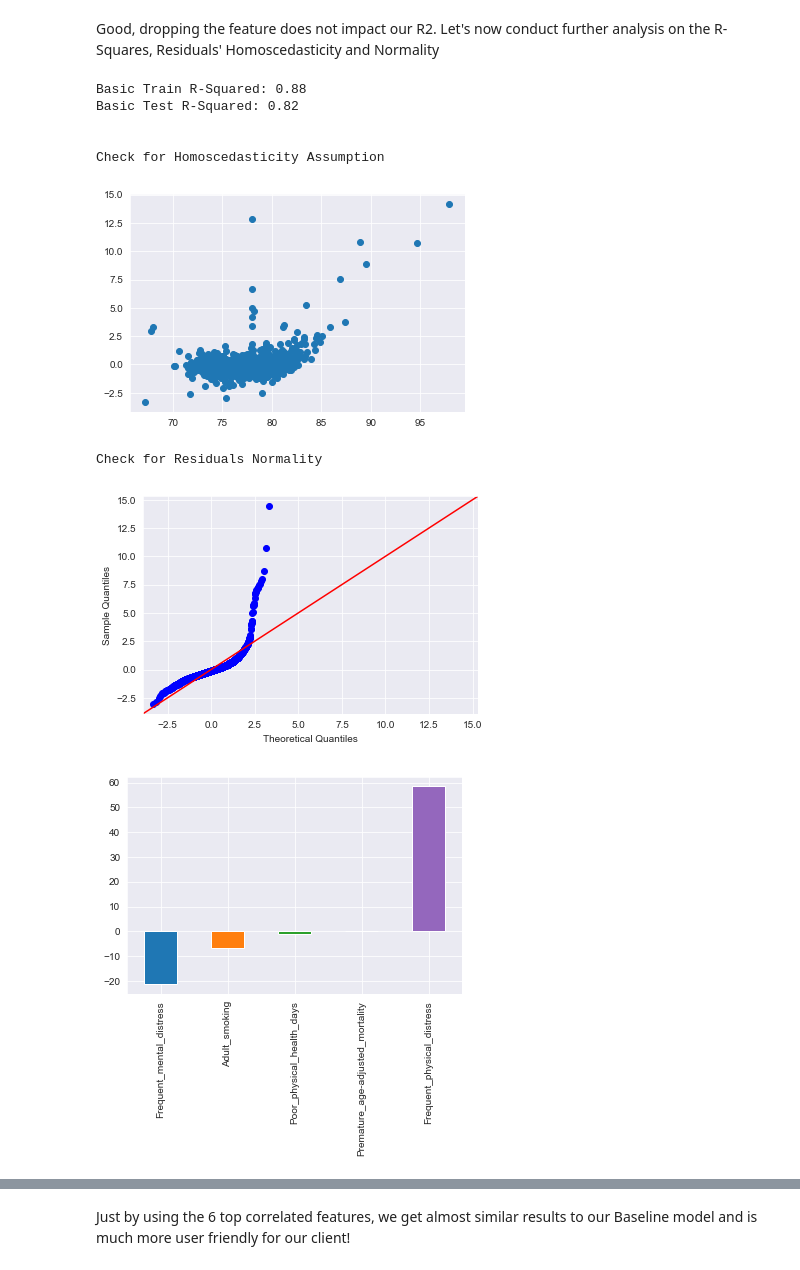
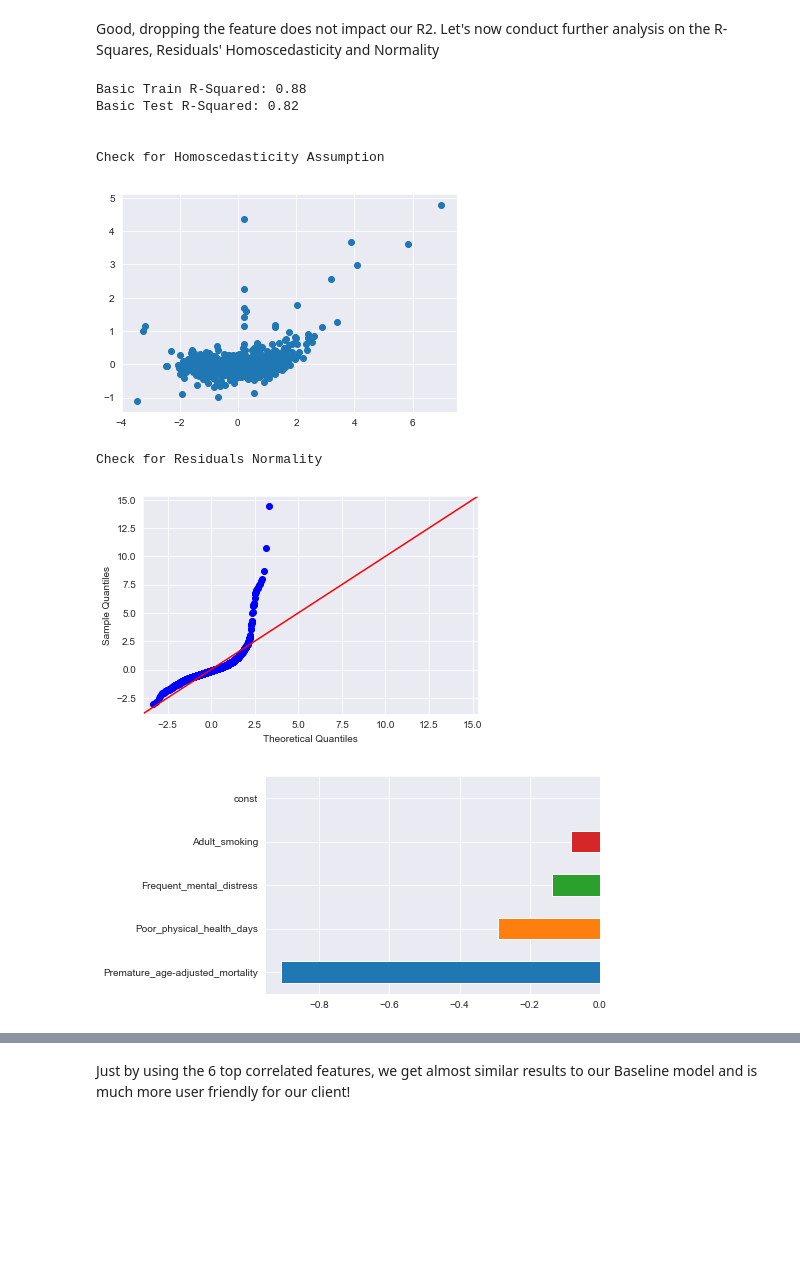
Before and after one commit to sarazylfo/Regression_Insurance_Analysis, a Jupyter notebook: index - Regression Modelling, Model Evaluation & Conclusion.ipynb, the cells around one changed output, grey strips where cells are left out. Drawn from its saved outputs; the diff is of its cells as text; code cells hidden in the pictures; blank space fills up the shorter version.

```diff
--- a/index - Regression Modelling, Model Evaluation & Conclusion.ipynb
+++ b/index - Regression Modelling, Model Evaluation & Conclusion.ipynb
@@ -59,8 +49,23 @@ y_scaled = Scaled_data_df['Life_expectancy'].values
 # %% [markdown]
 Split into training and testing dataset, followed by a subsequent split within the training bucket into training and validation
 # %%
-X_train, X_test, y_train, y_test = train_test_split(X_scaled, y_scaled, test_size = 0.25, random_state = 1)
+X_train, X_test, y_train, y_test = train_test_split(X, y, test_size = 0.25, random_state = 1)
 X_train_subset, X_val, y_train_subset, y_val = train_test_split(X_train, y_train, test_size = 0.25, random_state = 1)
+# %%
+scx = StandardScaler()
+scy = StandardScaler()
+
+X_train_scaled = pd.DataFrame(scx.fit_transform(X_train), columns = X_train.columns)
+X_test_scaled = pd.DataFrame(scx.transform(X_test), columns = X_test.columns)
+y_train_scaled = np.concatenate(scy.fit_transform(np.array(y_train).reshape(-1,1)))
+y_test_scaled = np.concatenate(scy.transform(np.array(y_test).reshape(-1,1)))
+
+# to_scale = df_clean.drop(['State_Abbreviation', 'Name'], axis = 1)
+# Scaled_data = sc.fit_transform(to_scale)
+# Scaled_data_df = pd.DataFrame(Scaled_data, columns = [to_scale.columns])
+
+# X_scaled = Scaled_data_df.drop('Life_expectancy', axis = 1)
+# y_scaled = Scaled_data_df['Life_expectancy'].values
 # %%
 print ('Total training data:', len(X_train_subset))
 print ('Total validation data:', len(X_val))
@@ -247,12 +259,12 @@ final
  'Frequent_physical_distress',
  'Frequent_mental_distress']
 # %%
-basic_correlation_OLS = OLS(y_train, add_constant(X_train[final])).fit()
+basic_correlation_OLS = OLS(y_train_scaled, add_constant(X_train_scaled[final])).fit()
 
-basic_predictions = basic_correlation_OLS.predict(add_constant(X_test[final]))
+basic_predictions = basic_correlation_OLS.predict(add_constant(X_test_scaled[final]))
 basic_train_r2 = basic_correlation_OLS.rsquared
 
-basic_test_r2 = r2_score(y_test, basic_predictions)
+basic_test_r2 = r2_score(y_test_scaled, basic_predictions)
 # %%
 basic_correlation_OLS.summary()
 # %% [output]
@@ -284,7 +294,7 @@ strong multicollinearity or other numerical problems.
 # %% [markdown]
 Good, dropping the feature does not impact our R2. Let's now conduct further analysis on the R-Squares, Residuals' Homoscedasticity and Normality
 # %%
-basic_errors = y_test - basic_predictions
+basic_errors = y_test_scaled - basic_predictions
 
 print ('Basic Train R-Squared:', round(basic_train_r2, 2))
 print ('Basic Test R-Squared:', round(basic_test_r2, 2))
@@ -293,26 +303,26 @@ print ('\n')
 
 print ('Check for Homoscedasticity Assumption')
 plt.figure(figsize = (6,4))
-plt.scatter(x = y_test, y = basic_errors)
+plt.scatter(x = y_test_scaled, y = basic_errors)
 plt.show()
 
 print ('Check for Residuals Normality')
-fig = sm.graphics.qqplot(basic_correlation_OLS.resid, dist=stats.norm, line='45', fit=True)
+fig = sm.graphics.qqplot(basic_correlation_OLS.resid, dist = stats.norm, line='45', fit=True)
 # %% [output]
 Basic Train R-Squared: 0.88
 Basic Test R-Squared: 0.82
 
 
 Check for Homoscedasticity Assumption
-[figure, old version]
+[figure, new version]
 Check for Residuals Normality
 [figure]
 # %%
 coef_basic = basic_correlation_OLS.params.sort_values()
-coef_basic[:5].plot(kind = 'bar', figsize = (6,4))
+coef_basic[:5].plot(kind = 'barh', figsize = (6,4))
 plt.show()
 # %% [output]
-[figure, old version]
+[figure, new version]
 # %%
 all_model_summary_df.loc[all_model_summary_df.model == 'Basic - Top Correlation', 'n_features'] = len(basic_correlation_OLS.pvalues)
 all_model_summary_df.loc[all_model_summary_df.model == 'Basic - Top Correlation', 'AIC'] = basic_correlation_OLS.aic
```
Also changed, not shown: parts of 52 cells of this notebook, 1 other file.
